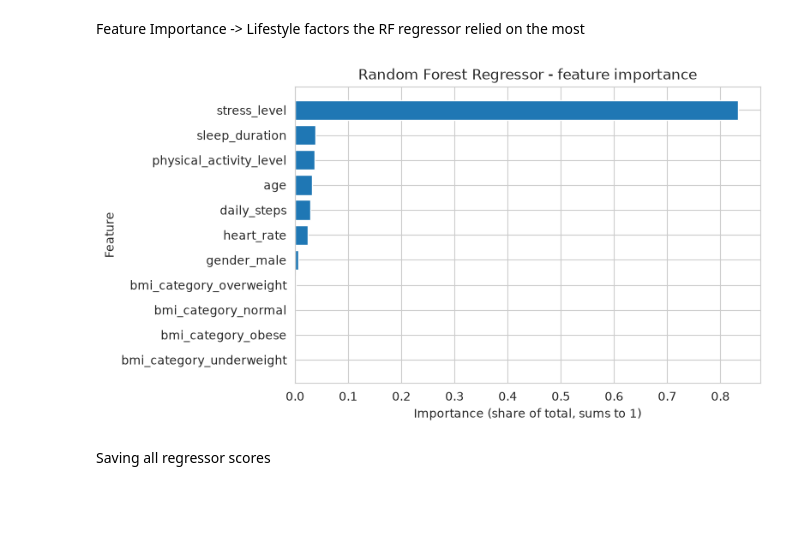
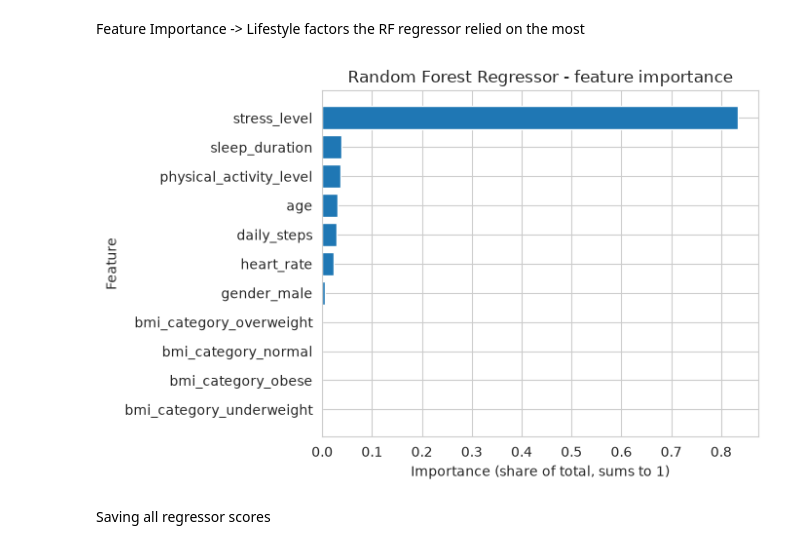
Before and after one commit to HamsMSaidam/QUALIFY, a Jupyter notebook: notebooks/02_EDA_randomforest_layan.ipynb, the cells around one changed output. Cells and saved outputs as stored; diff of their text form; code cells hidden in the pictures; blank space fills up the shorter version.

Commit message:
Tight layout to adjust the spacing for horizontal bar chart

```diff
--- a/notebooks/02_EDA_randomforest_layan.ipynb
+++ b/notebooks/02_EDA_randomforest_layan.ipynb
@@ -498,17 +498,19 @@ Feature Importance -> Lifestyle factors the RF regressor relied on the most
 # %%
 # Feature importance: how much each feature helped the forest make its predictions.
 # The values add up to 1, so each one is that feature's share of the total.
 importance = pd.Series(best_rf.feature_importances_, index=X_train.columns)
 importance = importance.sort_values()  # biggest first, so the biggest bar ends up on top
 
 plt.figure(figsize=(7, 4.5))
 plt.barh(importance.index, importance.values) # barh() creates a horizontal bar plot where the y-axis represents feature names and the x-axis represents its corresponding values- stacks data through bottom up approach - enhances interpretability of feature importance as it helps easily identify the dominating feature that strongly impacts the target
 plt.title("Random Forest Regressor - feature importance")
 plt.xlabel("Importance (share of total, sums to 1)")
 plt.ylabel("Feature")
-plt.savefig("../figures/rf_03_regressor_feature_importance.png", bbox_inches="tight") # bbox_inches="tight" ensures that the saved figure tightly fits the content, preventing any cut off of labels or titles
+plt.tight_layout()
+plt.savefig("../figures/rf_03_regressor_feature_importance.png")
+plt.show()
 # %% [output]
-[figure, old version]
+[figure, new version]
 # %% [markdown]
 Saving all regressor scores
 # %%
```
Also changed, not shown: parts of 1 cell of this notebook, 2 other files.
